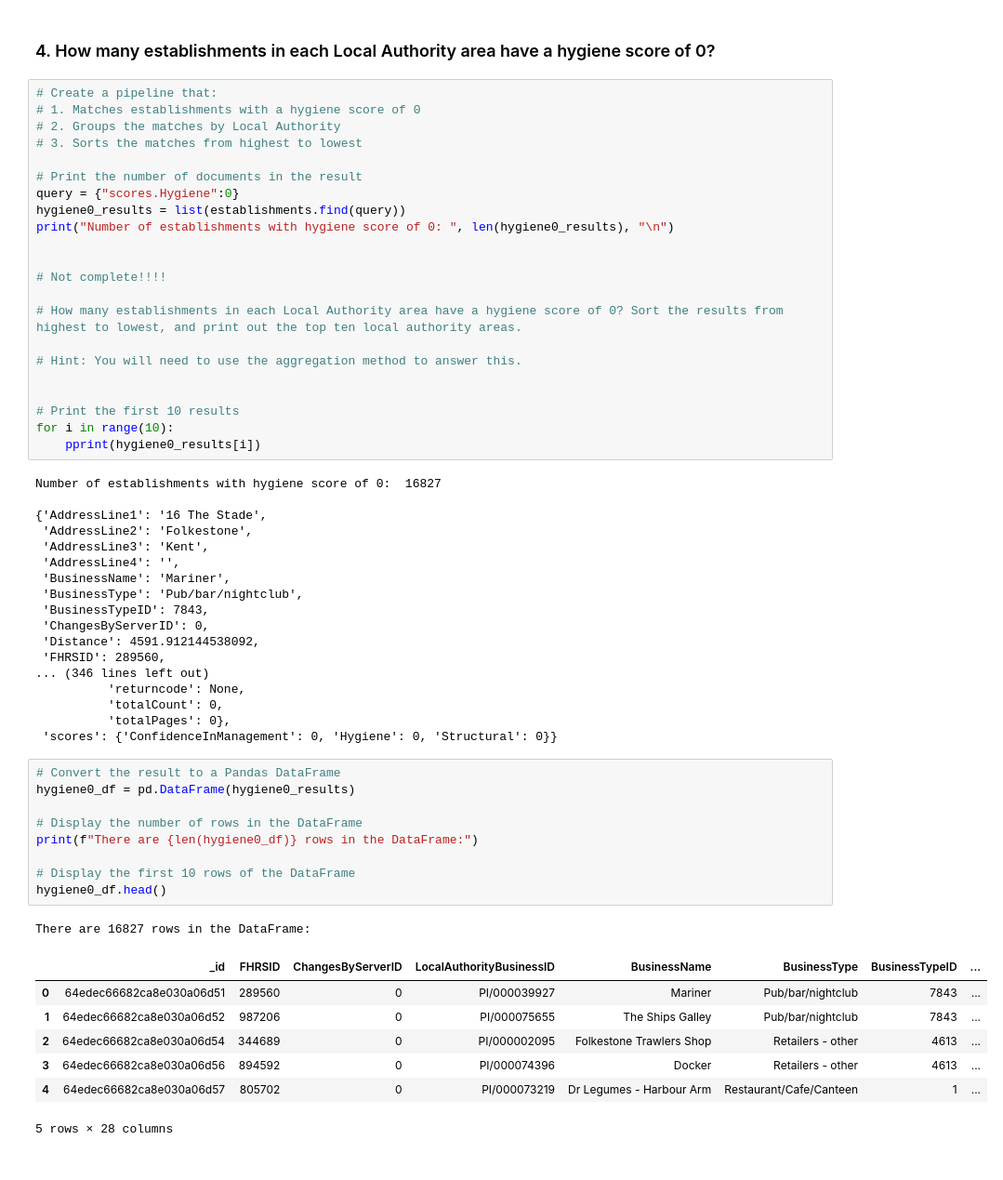
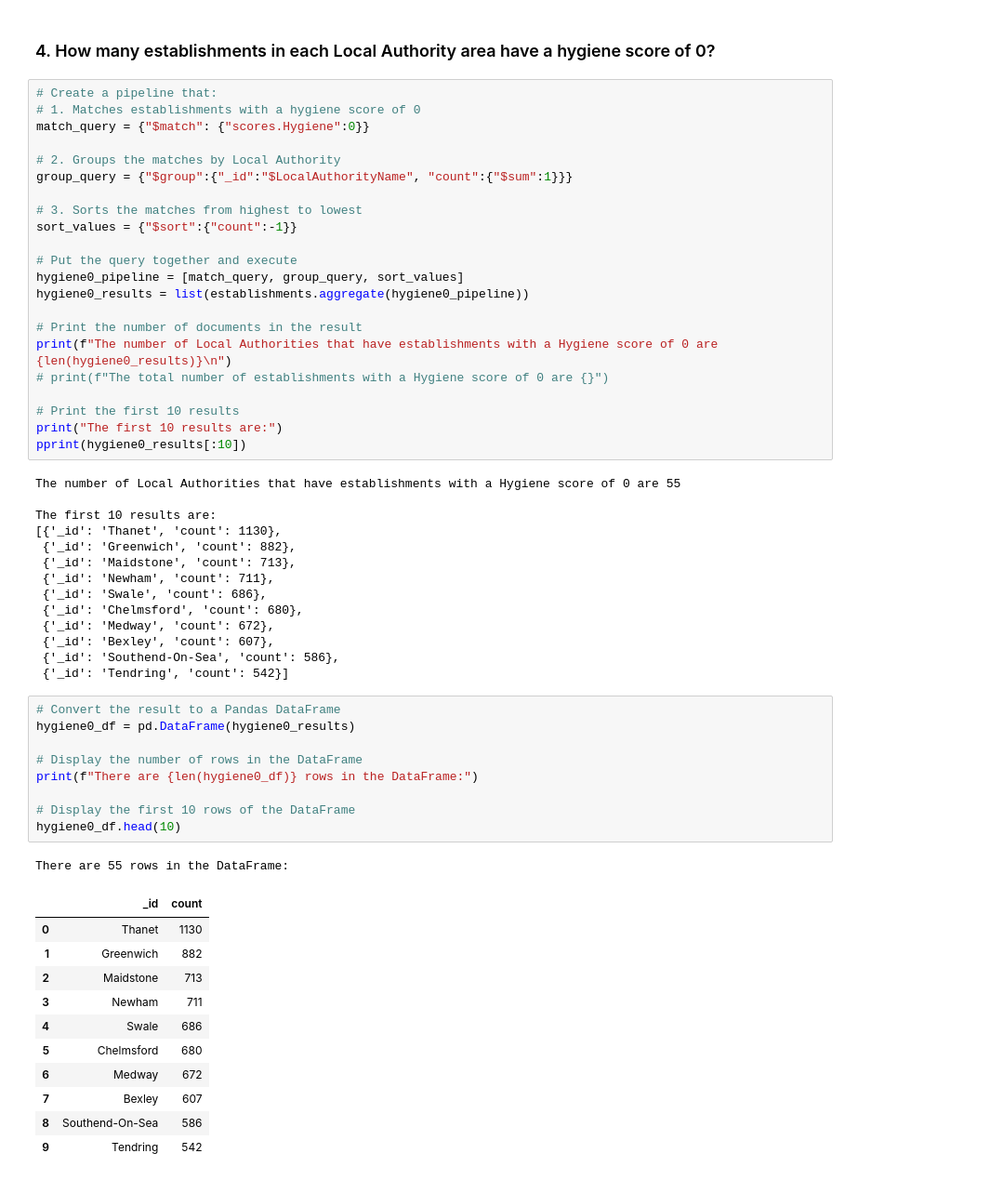
Before and after one commit to vt-bekah/nosql-challenge, a Jupyter notebook: NoSQL_analysis.ipynb, the cells around one changed output. Shown: that part at 93% size. Cells and saved outputs as stored; diff of their text form.

```diff
--- a/NoSQL_analysis.ipynb
+++ b/NoSQL_analysis.ipynb
@@ -222,58 +226,58 @@ Top results within 0.01 degrees of Penang Flavours (long 0.08384, lat 51.490142)
 # %%
 # Create a pipeline that:
 # 1. Matches establishments with a hygiene score of 0
+match_query = {"$match": {"scores.Hygiene":0}}
+
 # 2. Groups the matches by Local Authority
+group_query = {"$group":{"_id":"$LocalAuthorityName", "count":{"$sum":1}}}
+
 # 3. Sorts the matches from highest to lowest
+sort_values = {"$sort":{"count":-1}}
+
+# Put the query together and execute
+hygiene0_pipeline = [match_query, group_query, sort_values]
+hygiene0_results = list(establishments.aggregate(hygiene0_pipeline))
 
 # Print the number of documents in the result
-query = {"scores.Hygiene":0}
-hygiene0_results = list(establishments.find(query))
-print("Number of establishments with hygiene score of 0: ", len(hygiene0_results), "\n")
-
-
-# Not complete!!!!
-
-# How many establishments in each Local Authority area have a hygiene score of 0? Sort the results from highest to lowest, and print out the top ten local authority areas.
-
-# Hint: You will need to use the aggregation method to answer this.
-
+print(f"The number of Local Authorities that have establishments with a Hygiene score of 0 are {len(hygiene0_results)}\n")
+# print(f"The total number of establishments with a Hygiene score of 0 are {}")
 
 # Print the first 10 results
-for i in range(10):
-    pprint(hygiene0_results[i])
+print("The first 10 results are:")
+pprint(hygiene0_results[:10])
 # %% [output]
-Number of establishments with hygiene score of 0:  16827
+The number of Local Authorities that have establishments with a Hygiene score of 0 are 55
 
-{'AddressLine1': '16 The Stade',
- 'AddressLine2': 'Folkestone',
- 'AddressLine3': 'Kent',
- 'AddressLine4': '',
- 'BusinessName': 'Mariner',
- 'BusinessType': 'Pub/bar/nightclub',
- 'BusinessTypeID': 7843,
- 'ChangesByServerID': 0,
- 'Distance': 4591.912144538092,
- 'FHRSID': 289560,
-... (346 lines left out)
-          'returncode': None,
-          'totalCount': 0,
-          'totalPages': 0},
- 'scores': {'ConfidenceInManagement': 0, 'Hygiene': 0, 'Structural': 0}}
+The first 10 results are:
+[{'_id': 'Thanet', 'count': 1130},
+ {'_id': 'Greenwich', 'count': 882},
+ {'_id': 'Maidstone', 'count': 713},
+ {'_id': 'Newham', 'count': 711},
+ {'_id': 'Swale', 'count': 686},
+ {'_id': 'Chelmsford', 'count': 680},
+ {'_id': 'Medway', 'count': 672},
+ {'_id': 'Bexley', 'count': 607},
+ {'_id': 'Southend-On-Sea', 'count': 586},
+ {'_id': 'Tendring', 'count': 542}]
 # %%
 # Convert the result to a Pandas DataFrame
 hygiene0_df = pd.DataFrame(hygiene0_results)
 
 # Display the number of rows in the DataFrame
 print(f"There are {len(hygiene0_df)} rows in the DataFrame:")
 
 # Display the first 10 rows of the DataFrame
-hygiene0_df.head()
+hygiene0_df.head(10)
 # %% [output]
-There are 16827 rows in the DataFrame:
+There are 55 rows in the DataFrame:
-|  | _id | FHRSID | ChangesByServerID | LocalAuthorityBusinessID | BusinessName | BusinessType | BusinessTypeID | ... |
-| 0 | 64edec66682ca8e030a06d51 | 289560 | 0 | PI/000039927 | Mariner | Pub/bar/nightclub | 7843 | ... |
-| 1 | 64edec66682ca8e030a06d52 | 987206 | 0 | PI/000075655 | The Ships Galley | Pub/bar/nightclub | 7843 | ... |
-| 2 | 64edec66682ca8e030a06d54 | 344689 | 0 | PI/000002095 | Folkestone Trawlers Shop | Retailers - other | 4613 | ... |
-| 3 | 64edec66682ca8e030a06d56 | 894592 | 0 | PI/000074396 | Docker | Retailers - other | 4613 | ... |
-| 4 | 64edec66682ca8e030a06d57 | 805702 | 0 | PI/000073219 | Dr Legumes - Harbour Arm | Restaurant/Cafe/Canteen | 1 | ... |
+|  | _id | count |
+| 0 | Thanet | 1130 |
+| 1 | Greenwich | 882 |
+| 2 | Maidstone | 713 |
+| 3 | Newham | 711 |
+| 4 | Swale | 686 |
+| 5 | Chelmsford | 680 |
+| 6 | Medway | 672 |
+| 7 | Bexley | 607 |
+| 8 | Southend-On-Sea | 586 |
+| 9 | Tendring | 542 |
-5 rows × 28 columns
```
Also changed, not shown: parts of 2 cells of this notebook.
